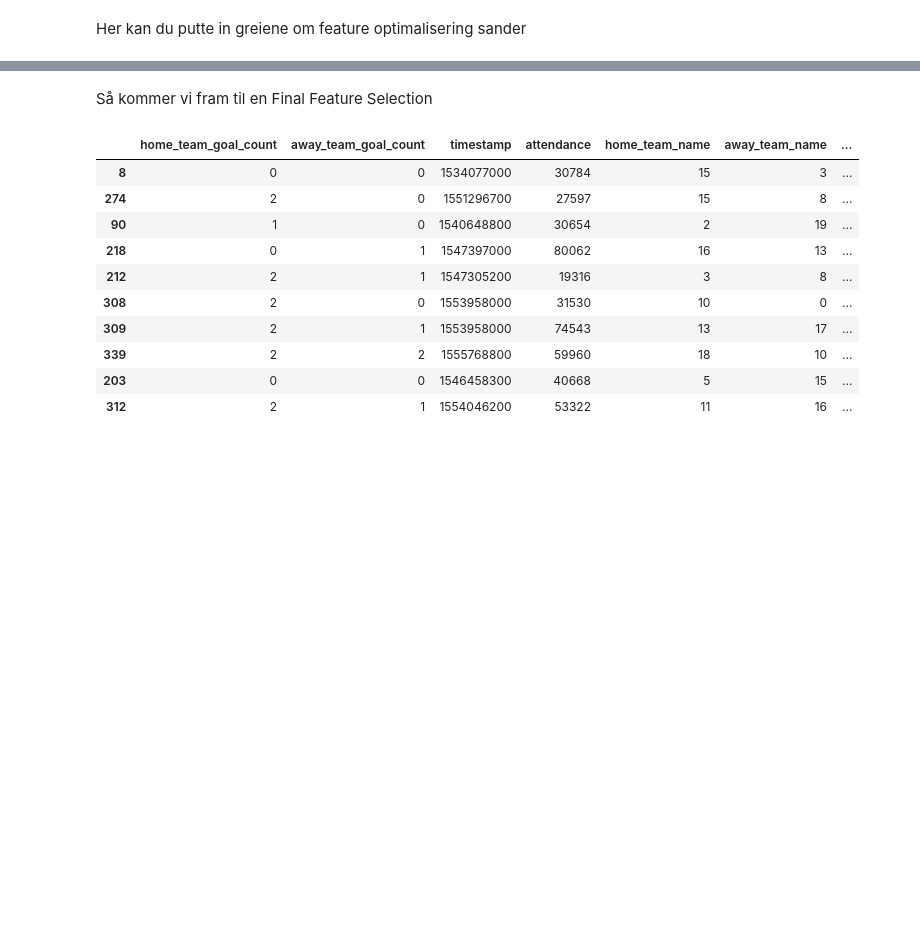
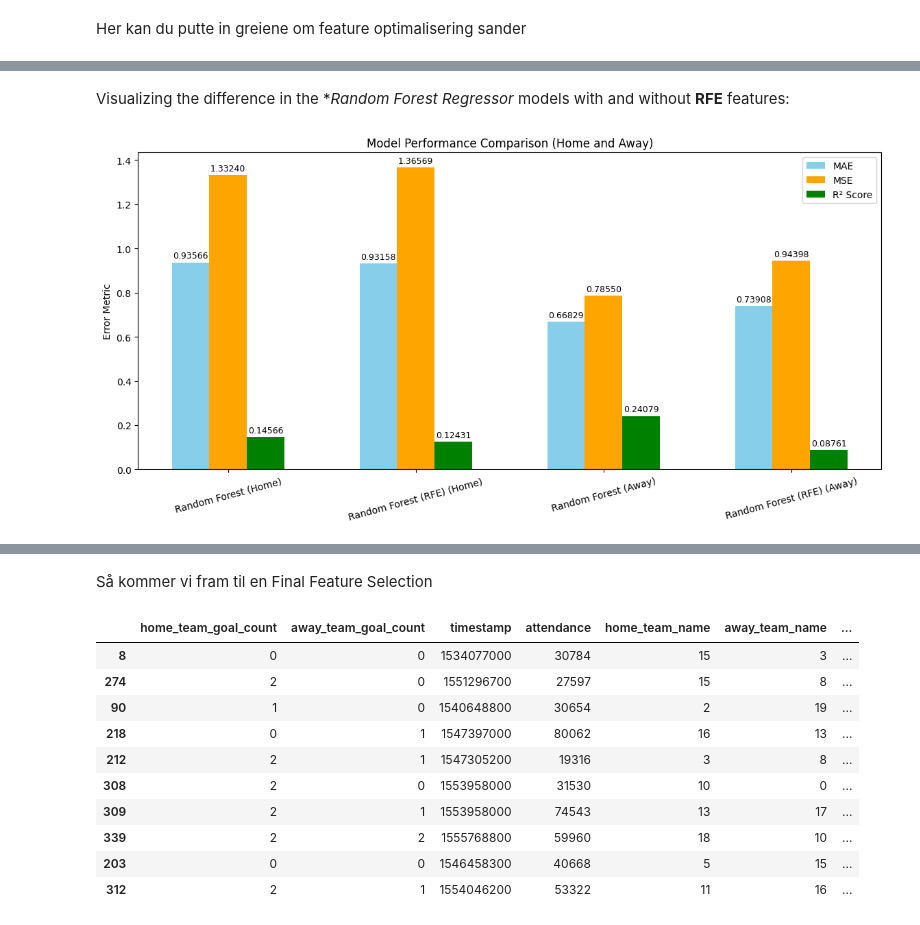
Before and after one commit to SanderBakke/MALIS_project, a Jupyter notebook: notebooks/notebook.ipynb, the cells around one changed output, grey strips where cells are left out. Saved outputs shown, nothing was run; the diff lists cells and outputs as text; code cells hidden in the pictures; blank space fills up the shorter version.

```diff
--- a/notebooks/notebook.ipynb
+++ b/notebooks/notebook.ipynb
@@ -129,0 +279,47 @@ Her kan du putte in greiene om feature optimalisering sander
+# %% [markdown]
+ Visualizing the difference in the **Random Forest Regressor* models with and without **RFE** features:
+# %%
+# Update models list to include home and away
+models = ['Random Forest (Home)', 'Random Forest (RFE) (Home)',
+          'Random Forest (Away)', 'Random Forest (RFE) (Away)']
+x = np.arange(len(models))  # Update x-axis positions
+
+# Metrics (update these with your actual values)
+mae = [
+    mean_absolute_error(y_test_home, rf_home.predict(X_test_home)),  # Home MAE
+    mean_absolute_error(y_test_home, y_pred_home_rfe),              # Home RFE MAE
+    mean_absolute_error(y_test_away, rf_away.predict(X_test_away)),  # Away MAE
+    mean_absolute_error(y_test_away, y_pred_away_rfe)               # Away RFE MAE
+]
+mse = [
+    mean_squared_error(y_test_home, rf_home.predict(X_test_home)),
+    mean_squared_error(y_test_home, y_pred_home_rfe),
+    mean_squared_error(y_test_away, rf_away.predict(X_test_away)),
+    mean_squared_error(y_test_away, y_pred_away_rfe)
+]
+r2 = [
+    r2_score(y_test_home, rf_home.predict(X_test_home)),
+    r2_score(y_test_home, y_pred_home_rfe),
+    r2_score(y_test_away, rf_away.predict(X_test_away)),
+    r2_score(y_test_away, y_pred_away_rfe)
+]
+
+# Plot updated metrics
+plt.figure(figsize=(14, 6))
+plt.bar(x - 0.2, mae, 0.2, label='MAE', color='skyblue')
+plt.bar(x, mse, 0.2, label='MSE', color='orange')
+plt.bar(x + 0.2, r2, 0.2, label='R² Score', color='green')
+
+# Add annotations
+for i, (mae_val, mse_val, r2_val) in enumerate(zip(mae, mse, r2)):
+    plt.text(x[i] - 0.2, mae_val + 0.02, f'{mae_val:.5f}', ha='center', fontsize=9)
+    plt.text(x[i], mse_val + 0.02, f'{mse_val:.5f}', ha='center', fontsize=9)
+    plt.text(x[i] + 0.2, r2_val + 0.02, f'{r2_val:.5f}', ha='center', fontsize=9)
+
+plt.xticks(x, models, rotation=15)  # Rotate labels for better readability
+plt.ylabel('Error Metric')
+plt.title('Model Performance Comparison (Home and Away)')
+plt.legend()
+plt.show()
+# %% [output]
+[figure, added]
```
Also changed, not shown: parts of 16 cells of this notebook.
